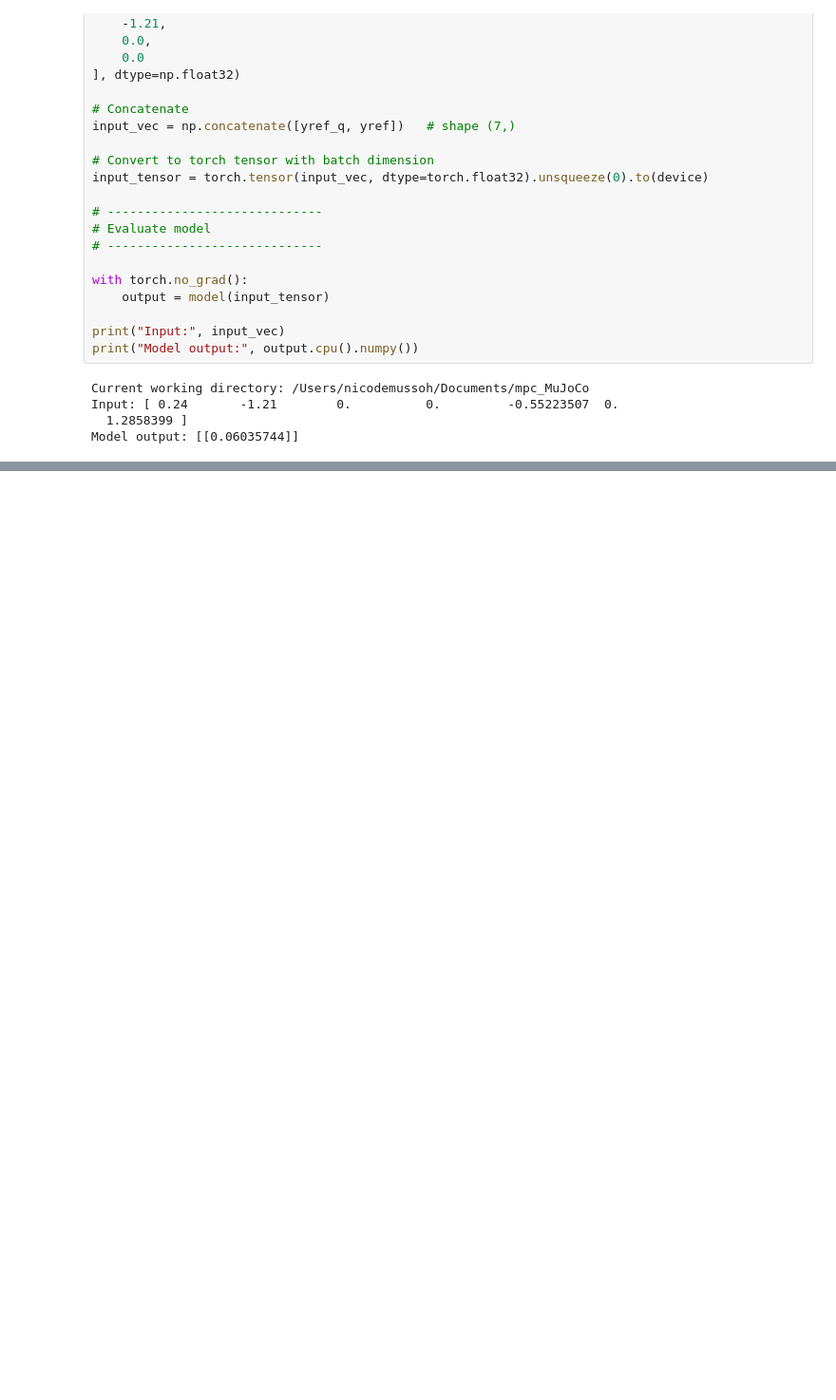
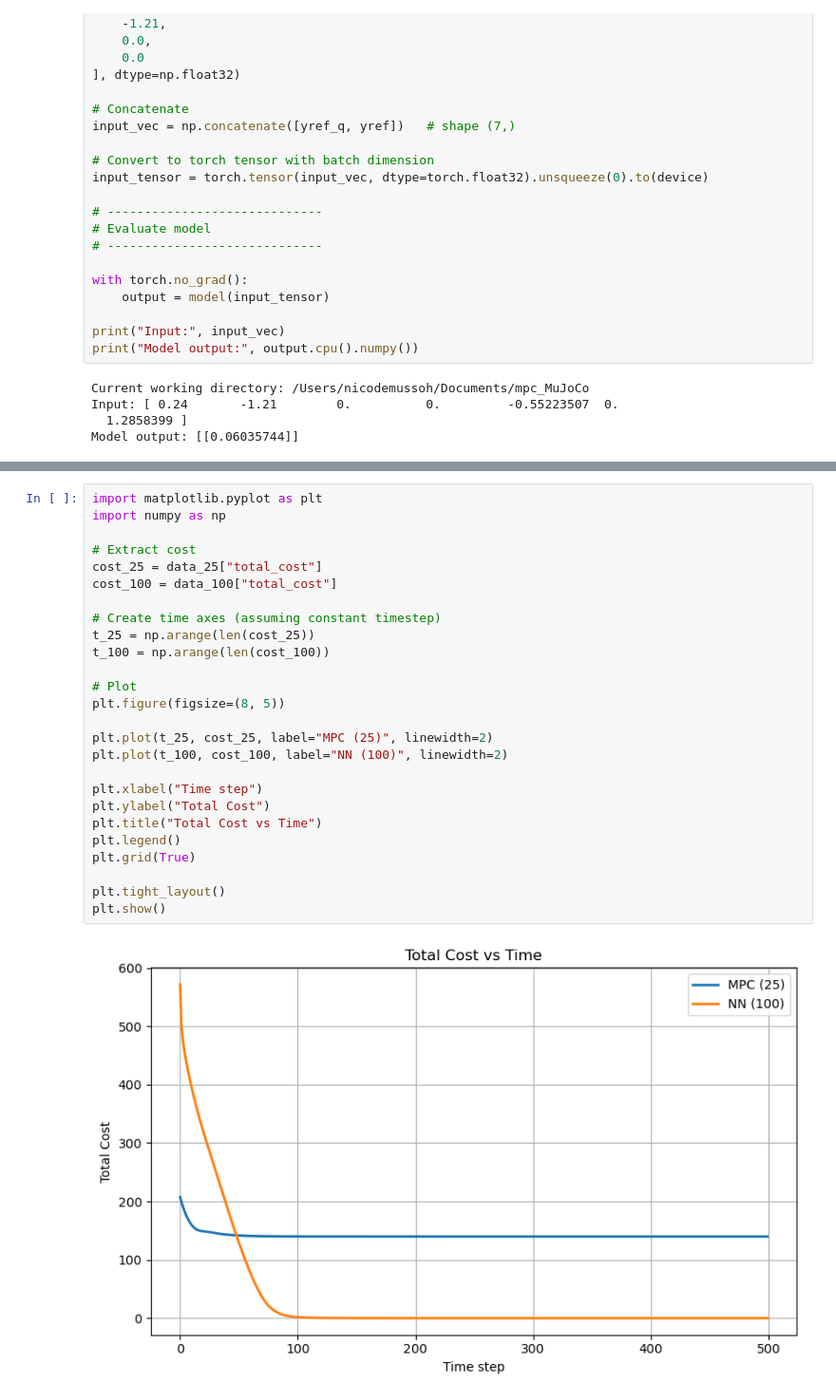
Before and after one commit to Nicosoh/mpc_MuJoCo, a Jupyter notebook: jupyter_notebooks/TwoDofArm_post_processing.ipynb, the cells around one changed output, grey strips where cells are left out. Shown at 95% size. Cells and saved outputs as stored; diff of their text form; blank space fills up the shorter version.

```diff
--- a/jupyter_notebooks/TwoDofArm_post_processing.ipynb
+++ b/jupyter_notebooks/TwoDofArm_post_processing.ipynb
@@ -546,0 +1054,28 @@ Model output: [[0.06035744]]
+# %%
+import matplotlib.pyplot as plt
+import numpy as np
+
+# Extract cost
+cost_25 = data_25["total_cost"]
+cost_100 = data_100["total_cost"]
+
+# Create time axes (assuming constant timestep)
+t_25 = np.arange(len(cost_25))
+t_100 = np.arange(len(cost_100))
+
+# Plot
+plt.figure(figsize=(8, 5))
+
+plt.plot(t_25, cost_25, label="MPC (25)", linewidth=2)
+plt.plot(t_100, cost_100, label="NN (100)", linewidth=2)
+
+plt.xlabel("Time step")
+plt.ylabel("Total Cost")
+plt.title("Total Cost vs Time")
+plt.legend()
+plt.grid(True)
+
+plt.tight_layout()
+plt.show()
+# %% [output]
+[figure, added]
```
Also changed, not shown: parts of 8 cells of this notebook, 6 other files.
